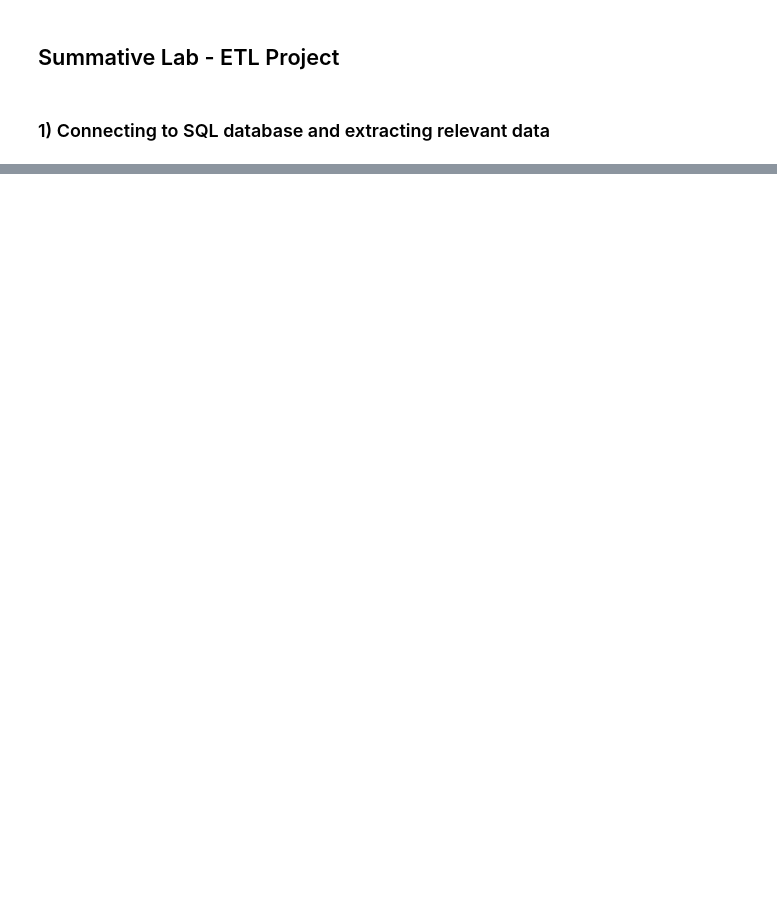
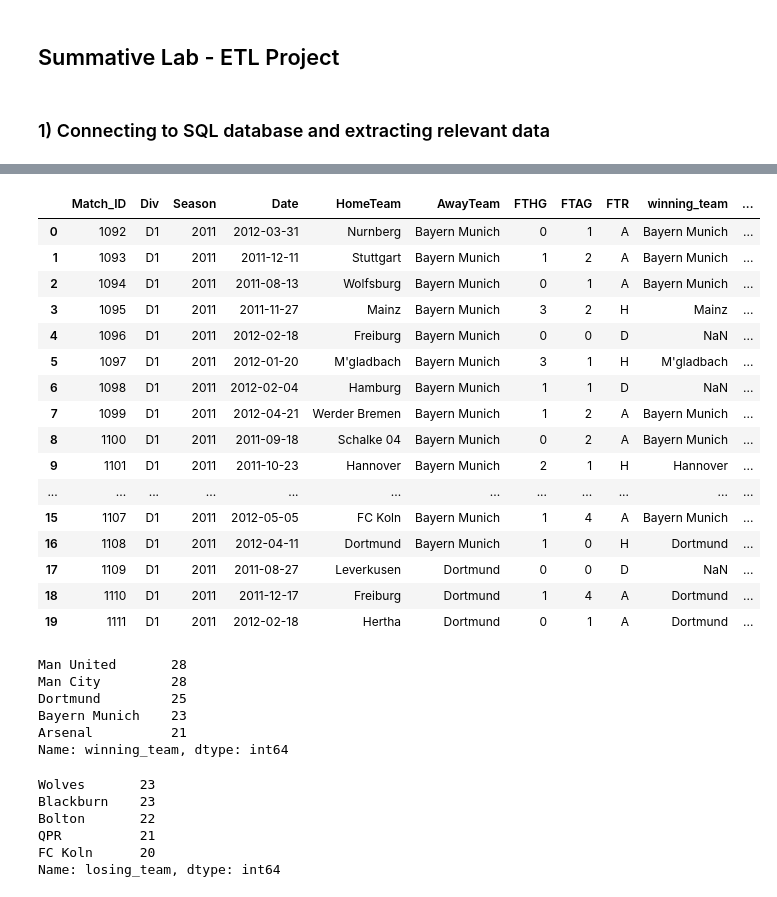
Before and after one commit to nikolholicka/curriculum, a Jupyter notebook: mod2/section16/dsc-mod-2-lab-online-ds-pt-041519/ETL Project.ipynb, the cells around one changed output, grey strips where cells are left out. Cells and saved outputs as stored; diff of their text form; code cells hidden in the pictures; blank space fills up the shorter version.

```diff
--- a/mod2/section16/dsc-mod-2-lab-online-ds-pt-041519/ETL Project.ipynb
+++ b/mod2/section16/dsc-mod-2-lab-online-ds-pt-041519/ETL Project.ipynb
@@ -108,0 +29,6 @@ cur.execute("""
+# %%
+cur.execute(' SELECT * FROM Matches WHERE season = 2011 ;')
+df_wl = pd.DataFrame(cur.fetchall())
+df_wl.columns = [i[0] for i in cur.description]
+print('Number of results:', len(df_wl))
+df_wl.head()
@@ -108,0 +43,44 @@ cur.execute("""
+# %%
+df_wl.loc[df_wl['FTR']=='A','winning_team'] = df_wl['AwayTeam']
+df_wl.loc[df_wl['FTR']=='H','winning_team'] = df_wl['HomeTeam']
+df_wl.loc[df_wl['FTR']=='A','losing_team'] = df_wl['HomeTeam']
+df_wl.loc[df_wl['FTR']=='H','losing_team'] = df_wl['AwayTeam']
+df_wl.head(20)
+# %% [output]
+|  | Match_ID | Div | Season | Date | HomeTeam | AwayTeam | FTHG | FTAG | FTR | winning_team | ... |
+| 0 | 1092 | D1 | 2011 | 2012-03-31 | Nurnberg | Bayern Munich | 0 | 1 | A | Bayern Munich | ... |
+| 1 | 1093 | D1 | 2011 | 2011-12-11 | Stuttgart | Bayern Munich | 1 | 2 | A | Bayern Munich | ... |
+| 2 | 1094 | D1 | 2011 | 2011-08-13 | Wolfsburg | Bayern Munich | 0 | 1 | A | Bayern Munich | ... |
+| 3 | 1095 | D1 | 2011 | 2011-11-27 | Mainz | Bayern Munich | 3 | 2 | H | Mainz | ... |
+| 4 | 1096 | D1 | 2011 | 2012-02-18 | Freiburg | Bayern Munich | 0 | 0 | D | NaN | ... |
+| 5 | 1097 | D1 | 2011 | 2012-01-20 | M'gladbach | Bayern Munich | 3 | 1 | H | M'gladbach | ... |
+| 6 | 1098 | D1 | 2011 | 2012-02-04 | Hamburg | Bayern Munich | 1 | 1 | D | NaN | ... |
+| 7 | 1099 | D1 | 2011 | 2012-04-21 | Werder Bremen | Bayern Munich | 1 | 2 | A | Bayern Munich | ... |
+| 8 | 1100 | D1 | 2011 | 2011-09-18 | Schalke 04 | Bayern Munich | 0 | 2 | A | Bayern Munich | ... |
+| 9 | 1101 | D1 | 2011 | 2011-10-23 | Hannover | Bayern Munich | 2 | 1 | H | Hannover | ... |
+| ... | ... | ... | ... | ... | ... | ... | ... | ... | ... | ... | ... |
+| 15 | 1107 | D1 | 2011 | 2012-05-05 | FC Koln | Bayern Munich | 1 | 4 | A | Bayern Munich | ... |
+| 16 | 1108 | D1 | 2011 | 2012-04-11 | Dortmund | Bayern Munich | 1 | 0 | H | Dortmund | ... |
+| 17 | 1109 | D1 | 2011 | 2011-08-27 | Leverkusen | Dortmund | 0 | 0 | D | NaN | ... |
+| 18 | 1110 | D1 | 2011 | 2011-12-17 | Freiburg | Dortmund | 1 | 4 | A | Dortmund | ... |
+| 19 | 1111 | D1 | 2011 | 2012-02-18 | Hertha | Dortmund | 0 | 1 | A | Dortmund | ... |
+# %%
+df_1 = df_wl['winning_team'].value_counts()
+df_1.head()
+# %% [output]
+Man United       28
+Man City         28
+Dortmund         25
+Bayern Munich    23
+Arsenal          21
+Name: winning_team, dtype: int64
+# %%
+df_2 = df_wl['losing_team'].value_counts()
+df_2.head()
+# %% [output]
+Wolves       23
+Blackburn    23
+Bolton       22
+QPR          21
+FC Koln      20
+Name: losing_team, dtype: int64
```
Also changed, not shown: parts of 11 cells of this notebook.
